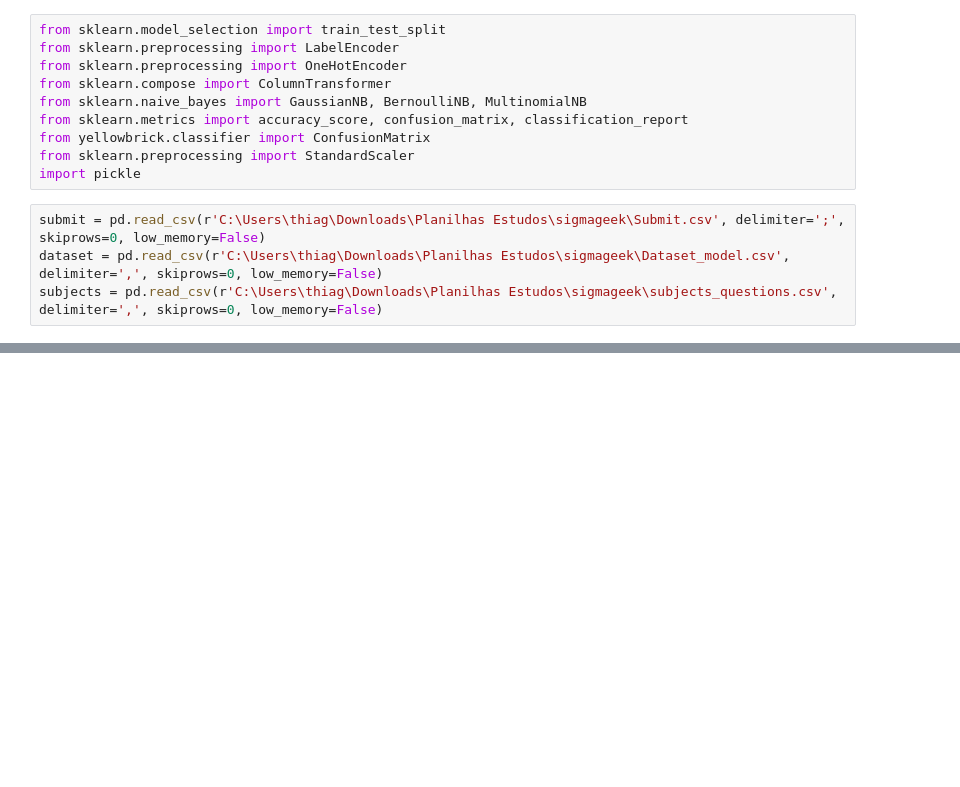
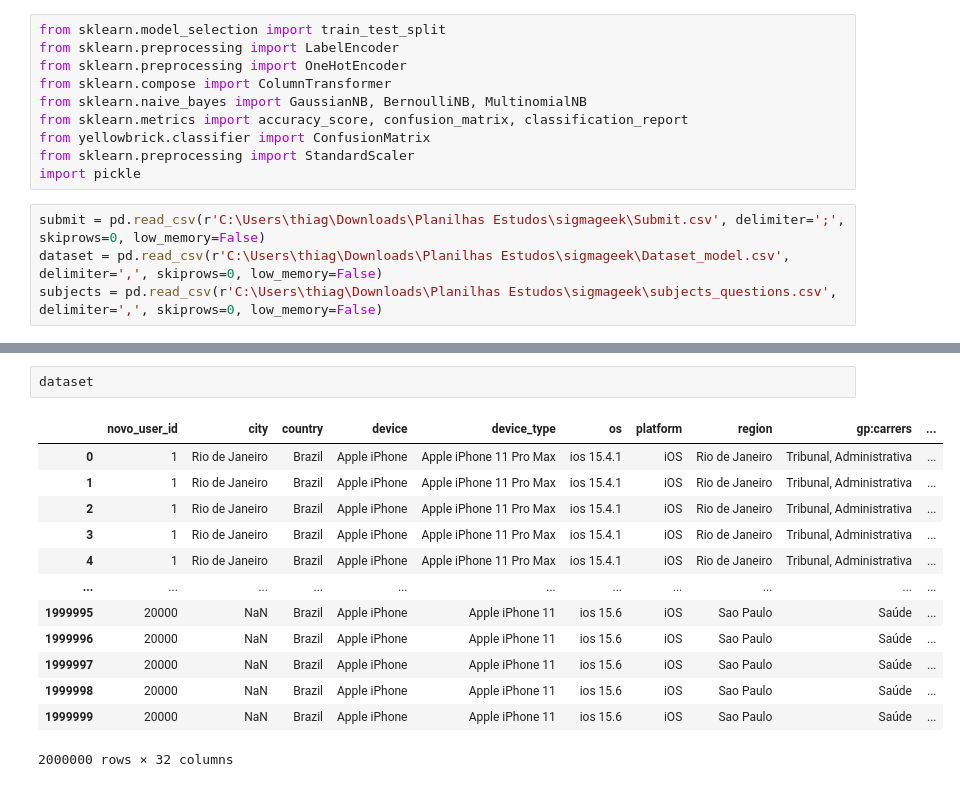
Before and after one commit to thiagoavieira/my-python-repository, a Jupyter notebook: own-jupyter-notebook/main.ipynb, the cells around one changed output, grey strips where cells are left out. Drawn from its saved outputs; the diff is of its cells as text; blank space fills up the shorter version.

```diff
--- a/own-jupyter-notebook/main.ipynb
+++ b/own-jupyter-notebook/main.ipynb
@@ -27,0 +46,16 @@ subjects = pd.read_csv(r'C:\Users\thiag\Downloads\Planilhas Estudos\sigmageek\su
+# %%
+dataset
+# %% [output]
+|  | novo_user_id | city | country | device | device_type | os | platform | region | gp:carrers | ... |
+| 0 | 1 | Rio de Janeiro | Brazil | Apple iPhone | Apple iPhone 11 Pro Max | ios 15.4.1 | iOS | Rio de Janeiro | Tribunal, Administrativa | ... |
+| 1 | 1 | Rio de Janeiro | Brazil | Apple iPhone | Apple iPhone 11 Pro Max | ios 15.4.1 | iOS | Rio de Janeiro | Tribunal, Administrativa | ... |
+| 2 | 1 | Rio de Janeiro | Brazil | Apple iPhone | Apple iPhone 11 Pro Max | ios 15.4.1 | iOS | Rio de Janeiro | Tribunal, Administrativa | ... |
+| 3 | 1 | Rio de Janeiro | Brazil | Apple iPhone | Apple iPhone 11 Pro Max | ios 15.4.1 | iOS | Rio de Janeiro | Tribunal, Administrativa | ... |
+| 4 | 1 | Rio de Janeiro | Brazil | Apple iPhone | Apple iPhone 11 Pro Max | ios 15.4.1 | iOS | Rio de Janeiro | Tribunal, Administrativa | ... |
+| ... | ... | ... | ... | ... | ... | ... | ... | ... | ... | ... |
+| 1999995 | 20000 | NaN | Brazil | Apple iPhone | Apple iPhone 11 | ios 15.6 | iOS | Sao Paulo | Saúde | ... |
+| 1999996 | 20000 | NaN | Brazil | Apple iPhone | Apple iPhone 11 | ios 15.6 | iOS | Sao Paulo | Saúde | ... |
+| 1999997 | 20000 | NaN | Brazil | Apple iPhone | Apple iPhone 11 | ios 15.6 | iOS | Sao Paulo | Saúde | ... |
+| 1999998 | 20000 | NaN | Brazil | Apple iPhone | Apple iPhone 11 | ios 15.6 | iOS | Sao Paulo | Saúde | ... |
+| 1999999 | 20000 | NaN | Brazil | Apple iPhone | Apple iPhone 11 | ios 15.6 | iOS | Sao Paulo | Saúde | ... |
+2000000 rows × 32 columns
```
Also changed, not shown: parts of 18 cells of this notebook.
